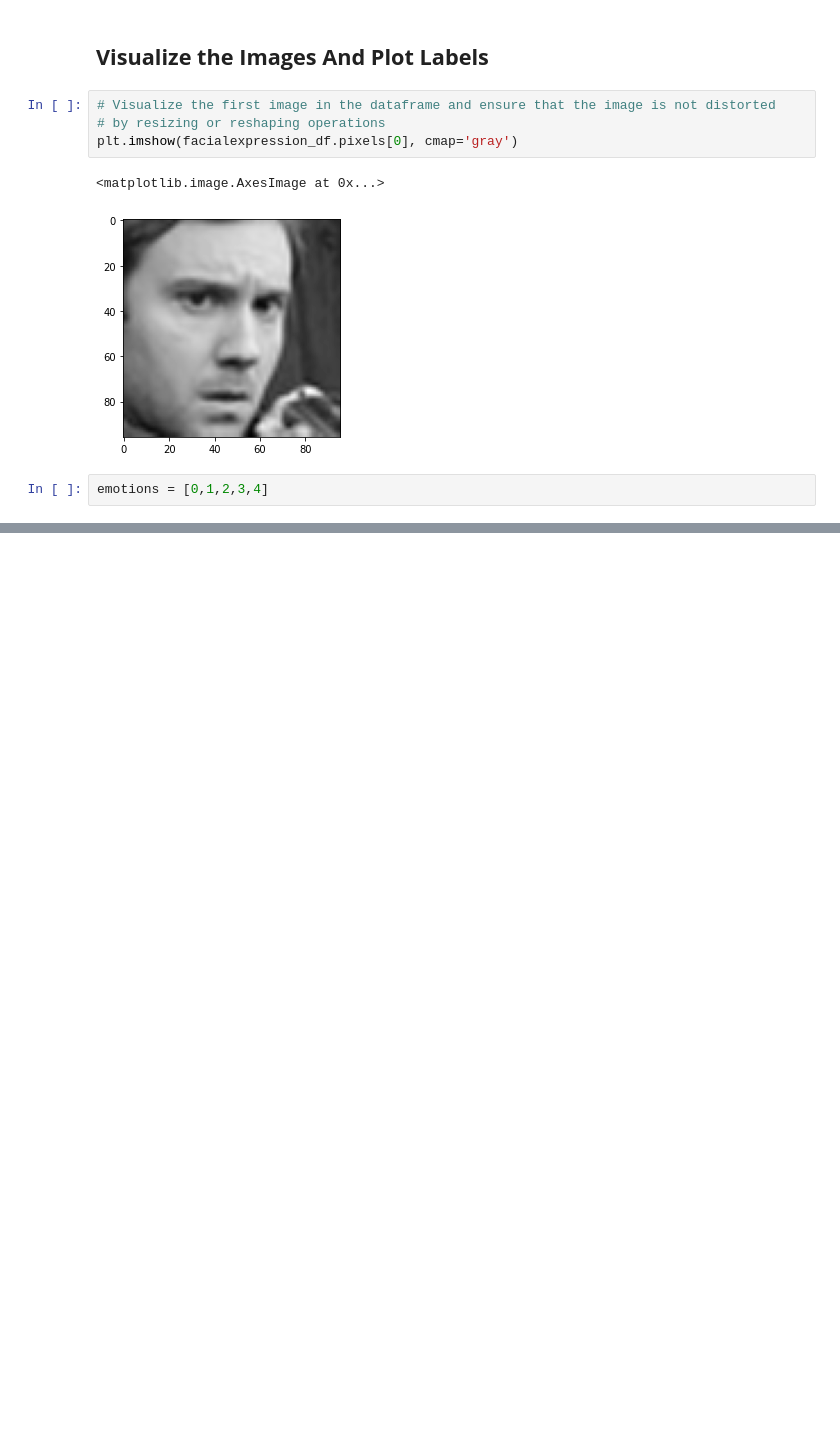
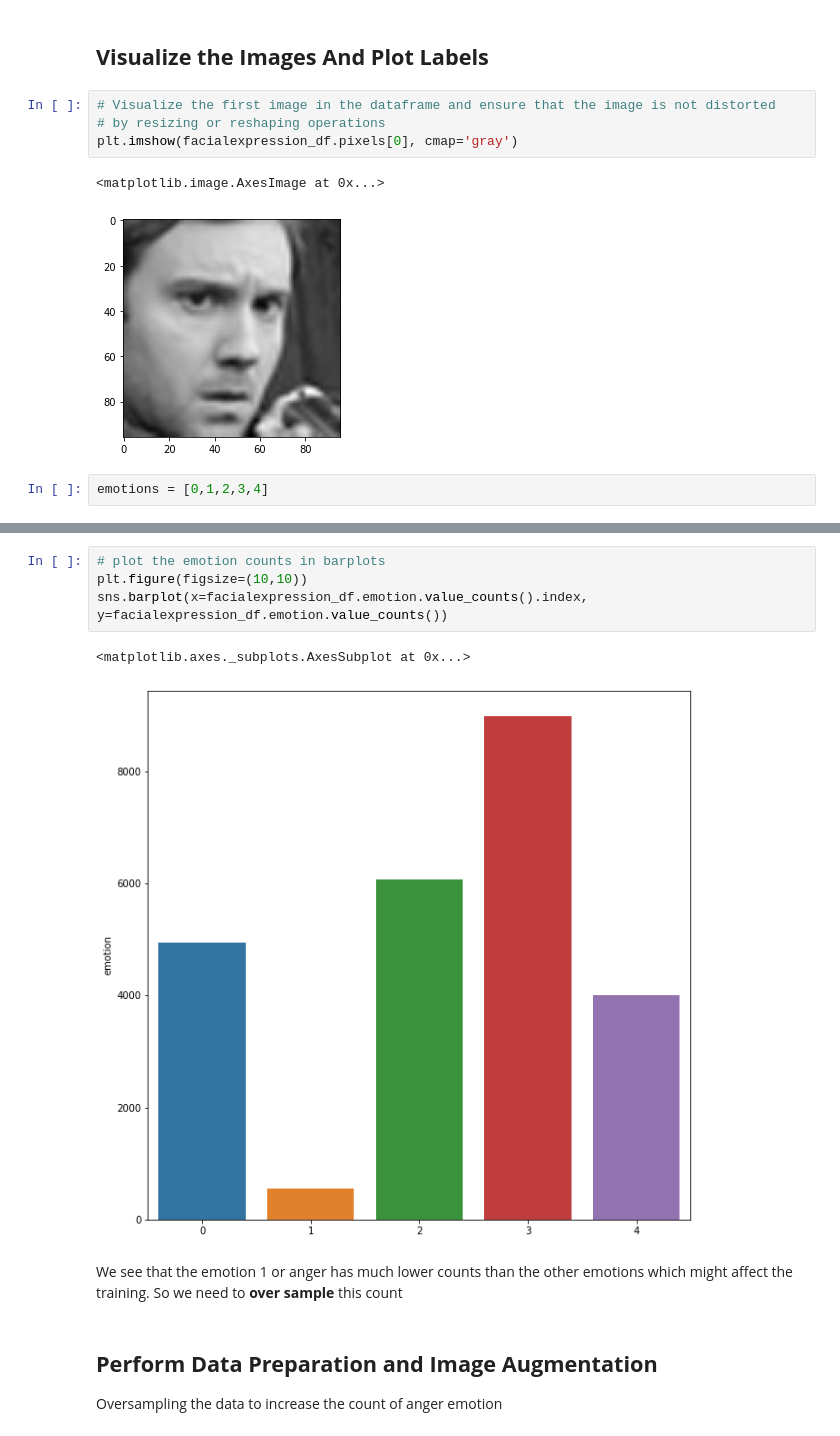
Before and after one commit to Priyo-prog/Artificial-Intelligence-Projects, a Jupyter notebook: Emotion AI/emotion_ai.ipynb, the cells around one changed output, grey strips where cells are left out. Cells and saved outputs as stored; diff of their text form; blank space fills up the shorter version.

```diff
--- a/Emotion AI/emotion_ai.ipynb
+++ b/Emotion AI/emotion_ai.ipynb
@@ -654,0 +685,13 @@ emotions = [0,1,2,3,4]
+# %%
+# plot the emotion counts in barplots
+plt.figure(figsize=(10,10))
+sns.barplot(x=facialexpression_df.emotion.value_counts().index, y=facialexpression_df.emotion.value_counts())
+# %% [output]
+<matplotlib.axes._subplots.AxesSubplot at 0x...>
+[figure, added]
+# %% [markdown]
+We see that the emotion 1 or anger has much lower counts than the other emotions which might affect the training. So we need to **over sample** this count
+# %% [markdown]
+## **Perform Data Preparation and Image Augmentation**
+
+Oversampling the data to increase the count of anger emotion
```
Also changed, not shown: parts of 12 cells of this notebook.
